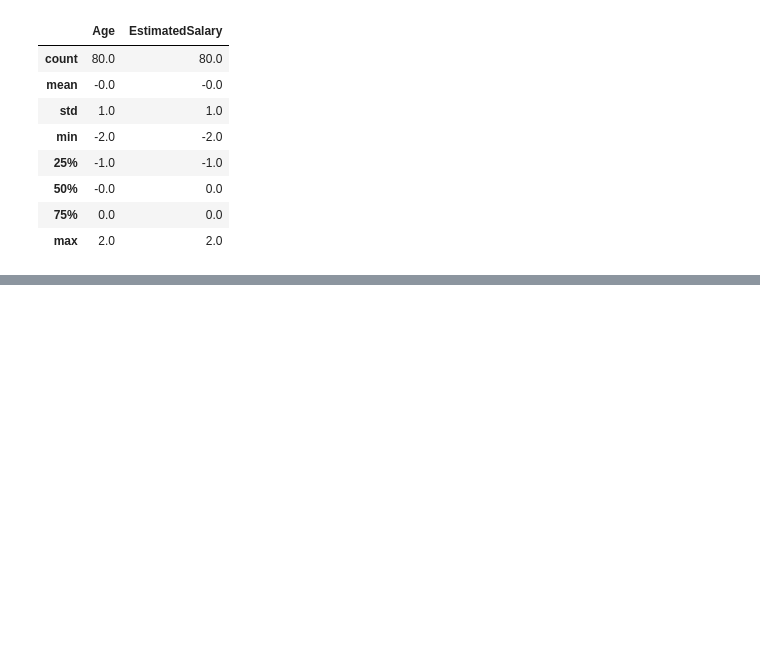
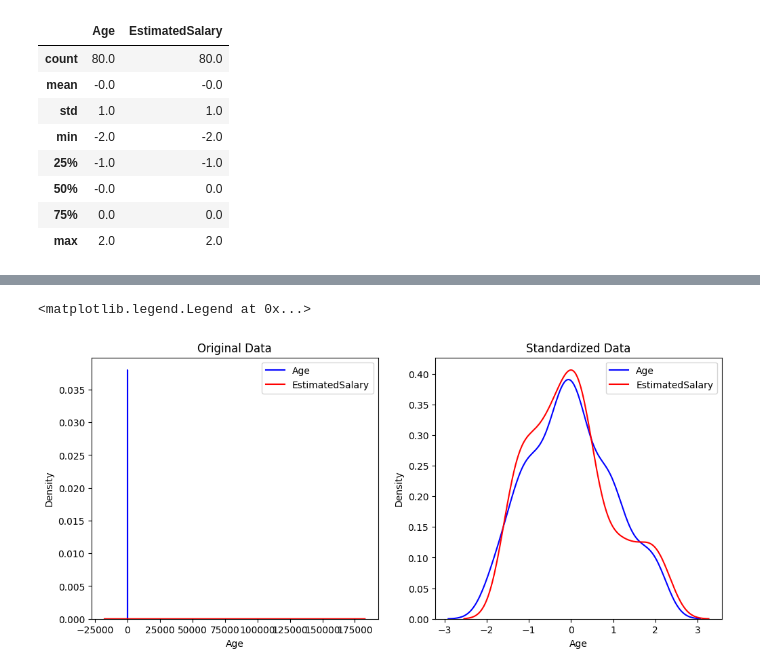
Before and after one commit to Shrikantlala24/Machine-learning, a Jupyter notebook: Feature engineering NB's/1_Standardization.ipynb, the cells around one changed output, grey strips where cells are left out. Cells and saved outputs as stored; diff of their text form; code cells hidden in the pictures; blank space fills up the shorter version.

```diff
--- a/Feature engineering NB's/1_Standardization.ipynb
+++ b/Feature engineering NB's/1_Standardization.ipynb
@@ -92,0 +111,16 @@ X_test_scaled.describe().round()
+# %%
+fig, (a1, a2) = plt.subplots(1, 2, figsize=(12, 5))
+
+sns.kdeplot(X_train['Age'], ax=a1, color='blue', label='Age')
+sns.kdeplot(X_train_scaled['Age'], ax=a2, color='blue', label='Age')
+a1.set_title('Original Data')
+
+a2.set_title('Standardized Data')
+
+sns.kdeplot(X_train['EstimatedSalary'], ax=a1, color='red', label='EstimatedSalary')
+sns.kdeplot(X_train_scaled['EstimatedSalary'], ax=a2, color='red', label='EstimatedSalary')
+a1.legend()
+a2.legend()
+# %% [output]
+<matplotlib.legend.Legend at 0x...>
+[figure, added]
```
Also changed, not shown: parts of 6 cells of this notebook.
